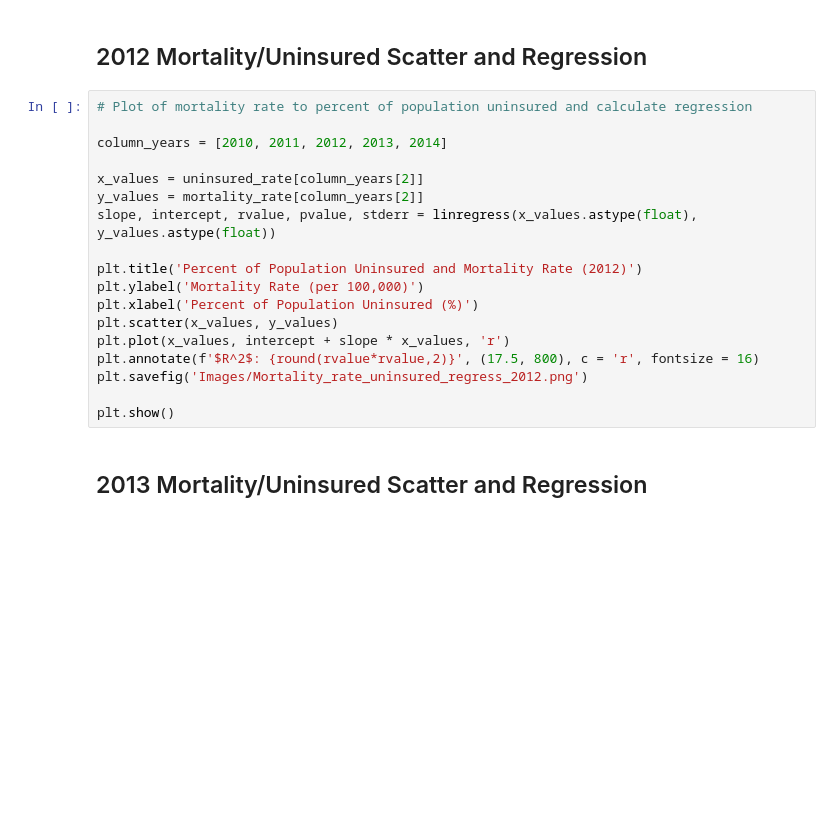
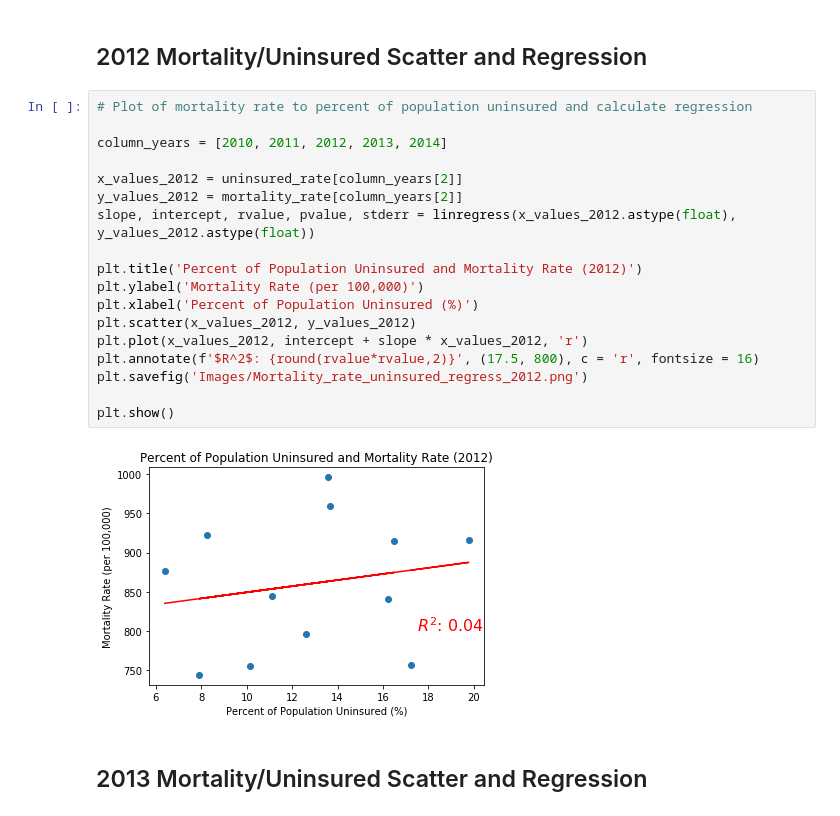
Before and after one commit to TJL30308/DREAM_Project, a Jupyter notebook: ER_Visits_Analysis.ipynb, the cells around one changed output. Drawn from its saved outputs; the diff is of its cells as text; blank space fills up the shorter version.

```diff
--- a/ER_Visits_Analysis.ipynb
+++ b/ER_Visits_Analysis.ipynb
@@ -431,21 +433,23 @@ plt.show()
 # %%
 # Plot of mortality rate to percent of population uninsured and calculate regression
 
 column_years = [2010, 2011, 2012, 2013, 2014]
 
-x_values = uninsured_rate[column_years[2]]
-y_values = mortality_rate[column_years[2]]
-slope, intercept, rvalue, pvalue, stderr = linregress(x_values.astype(float), y_values.astype(float))
+x_values_2012 = uninsured_rate[column_years[2]]
+y_values_2012 = mortality_rate[column_years[2]]
+slope, intercept, rvalue, pvalue, stderr = linregress(x_values_2012.astype(float), y_values_2012.astype(float))
 
 plt.title('Percent of Population Uninsured and Mortality Rate (2012)')
 plt.ylabel('Mortality Rate (per 100,000)')
 plt.xlabel('Percent of Population Uninsured (%)')
-plt.scatter(x_values, y_values)
-plt.plot(x_values, intercept + slope * x_values, 'r')
+plt.scatter(x_values_2012, y_values_2012)
+plt.plot(x_values_2012, intercept + slope * x_values_2012, 'r')
 plt.annotate(f'$R^2$: {round(rvalue*rvalue,2)}', (17.5, 800), c = 'r', fontsize = 16)
 plt.savefig('Images/Mortality_rate_uninsured_regress_2012.png')
 
 plt.show()
+# %% [output]
+[figure, added]
 # %% [markdown]
 ## 2013 Mortality/Uninsured Scatter and Regression
 # %%
```
Also changed, not shown: parts of 13 cells of this notebook, 6 other files.
